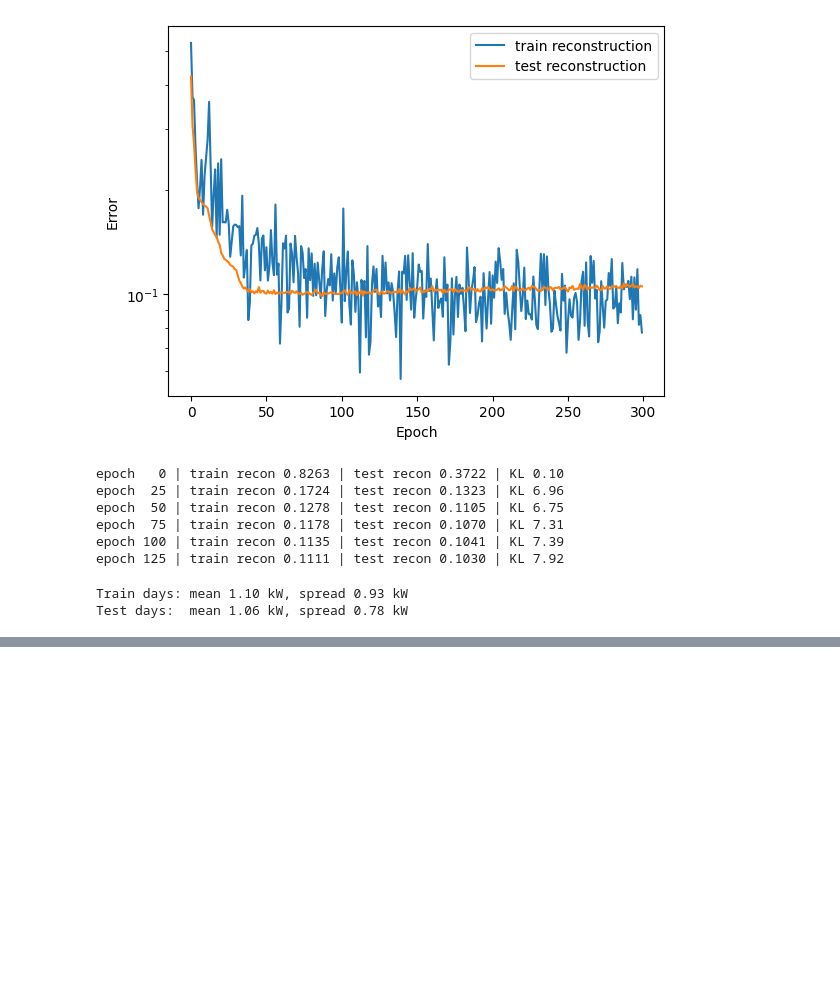
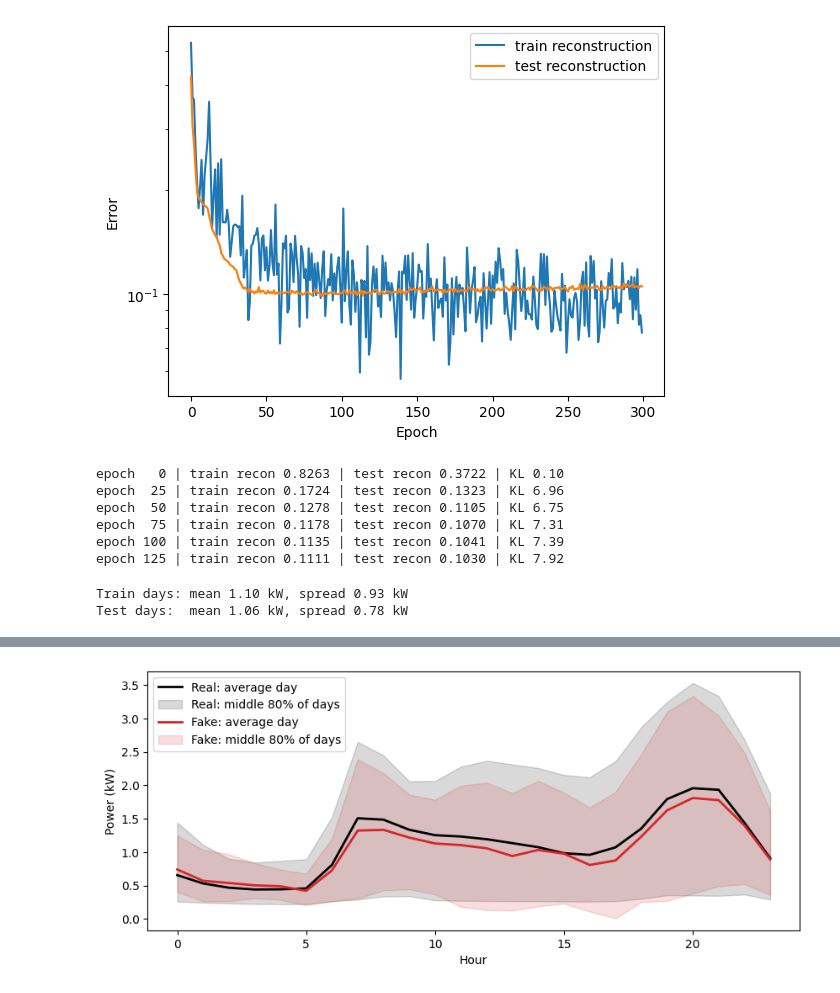
Before and after one commit to zakixahmed/household-vae, a Jupyter notebook: 02_vae.ipynb, the cells around one changed output, grey strips where cells are left out. Cells and saved outputs as stored; diff of their text form; code cells hidden in the pictures; blank space fills up the shorter version.

```diff
--- a/02_vae.ipynb
+++ b/02_vae.ipynb
@@ -173,0 +222,14 @@ Test days:  mean 1.06 kW, spread 0.78 kW
+# %%
+fig, ax = plt.subplots(figsize=(10, 4))
+for data, name, colour in [(real, "Real", "black"), (fake, "Fake", "tab:red")]:
+    ax.plot(range(24), data.mean(axis=0), color=colour, linewidth=2, label=f"{name}: average day")
+    ax.fill_between(range(24),
+                    np.percentile(data, 10, axis=0),
+                    np.percentile(data, 90, axis=0),
+                    color=colour, alpha=0.15, label=f"{name}: middle 80% of days")
+ax.set_xlabel("Hour")
+ax.set_ylabel("Power (kW)")
+ax.legend()
+plt.show()
+# %% [output]
+[figure, added]
```
Also changed, not shown: parts of 5 cells of this notebook.
